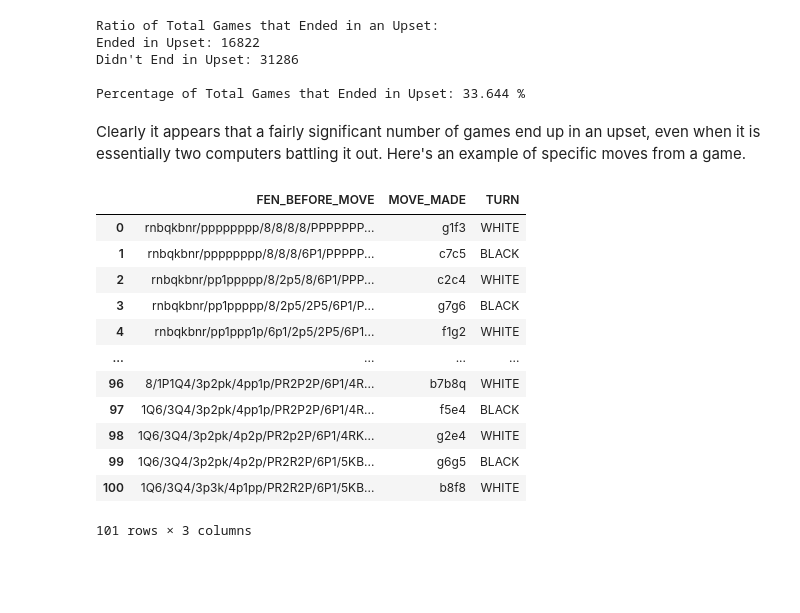
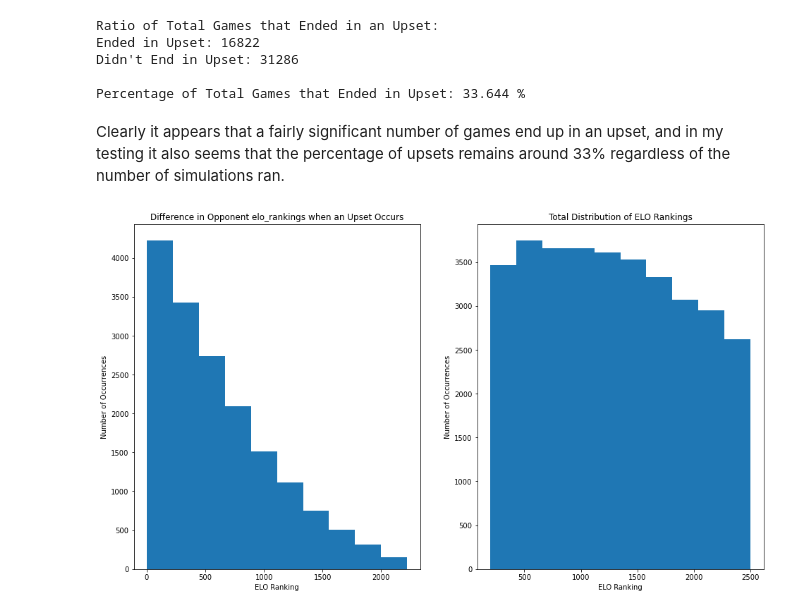
Before and after one commit to camandrewz/CMSC320-ChessDataScience, a Jupyter notebook: chess_idea.ipynb, the cells around one changed output. Drawn from its saved outputs; the diff is of its cells as text; code cells hidden in the pictures; blank space fills up the shorter version.

```diff
--- a/chess_idea.ipynb
+++ b/chess_idea.ipynb
@@ -169,22 +170,36 @@ Didn't End in Upset: 31286
 
 Percentage of Total Games that Ended in Upset: 33.644 %
 # %% [markdown]
-Clearly it appears that a fairly significant number of games end up in an upset, even when it is essentially two computers battling it out. Here's an example of specific moves from a game.
+Clearly it appears that a fairly significant number of games end up in an upset, and in my testing it also seems that the percentage of upsets remains around 33% regardless of the number of simulations ran.
-# %%
-fen, moves, num_move_pairs, result, winner, white_elo, black_elo, upset = chess_df.values[0]
-
-moves
-# %% [output]
-|  | FEN_BEFORE_MOVE | MOVE_MADE | TURN |
-| 0 | rnbqkbnr/pppppppp/8/8/8/8/PPPPPPP... | g1f3 | WHITE |
-| 1 | rnbqkbnr/pppppppp/8/8/8/6P1/PPPPP... | c7c5 | BLACK |
-| 2 | rnbqkbnr/pp1ppppp/8/2p5/8/6P1/PPP... | c2c4 | WHITE |
-| 3 | rnbqkbnr/pp1ppppp/8/2p5/2P5/6P1/P... | g7g6 | BLACK |
-| 4 | rnbqkbnr/pp1ppp1p/6p1/2p5/2P5/6P1... | f1g2 | WHITE |
-| ... | ... | ... | ... |
-| 96 | 8/1P1Q4/3p2pk/4pp1p/PR2P2P/6P1/4R... | b7b8q | WHITE |
-| 97 | 1Q6/3Q4/3p2pk/4pp1p/PR2P2P/6P1/4R... | f5e4 | BLACK |
-| 98 | 1Q6/3Q4/3p2pk/4p2p/PR2p2P/6P1/4RK... | g2e4 | WHITE |
-| 99 | 1Q6/3Q4/3p2pk/4p2p/PR2R2P/6P1/5KB... | g6g5 | BLACK |
-| 100 | 1Q6/3Q4/3p3k/4p1pp/PR2R2P/6P1/5KB... | b8f8 | WHITE |
-101 rows × 3 columns
+# %%
+# Filtering the pandas dataframe to only see games that ended in an upset
+chess_upsets_df = chess_df.query("UPSET == True")
+
+# Two lists that will hold total ELO rankings, as well as the difference between ELO amongst opponents
+elo_rankings = []
+differences = []
+
+# Looping through dataframe to retrieve ELO rankings and differences
+for fen, moves, num_move_pairs, result, winner, white_elo, black_elo, upset in chess_upsets_df.values:
+    elo_rankings += [white_elo, black_elo]
+    differences.append(abs(white_elo - black_elo))
+
+
+fig, axs = plt.subplots(1, 2, sharey=False, tight_layout=False)
+fig.set_figwidth(16)
+fig.set_figheight(9)
+# We can set the number of bins with the *bins* keyword argument.
+axs[0].hist(differences)
+axs[0].set_title("Difference in Opponent elo_rankings when an Upset Occurs")
+axs[0].set_xlabel("ELO Ranking")
+axs[0].set_ylabel("Number of Occurrences")
+
+axs[1].hist(elo_rankings)
+axs[1].set_title("Total Distribution of ELO Rankings")
+axs[1].set_xlabel("ELO Ranking")
+axs[1].set_ylabel("Number of Occurrences")
+
+
+plt.show()
+# %% [output]
+[figure, added]
```
Also changed, not shown: parts of 5 cells of this notebook.
